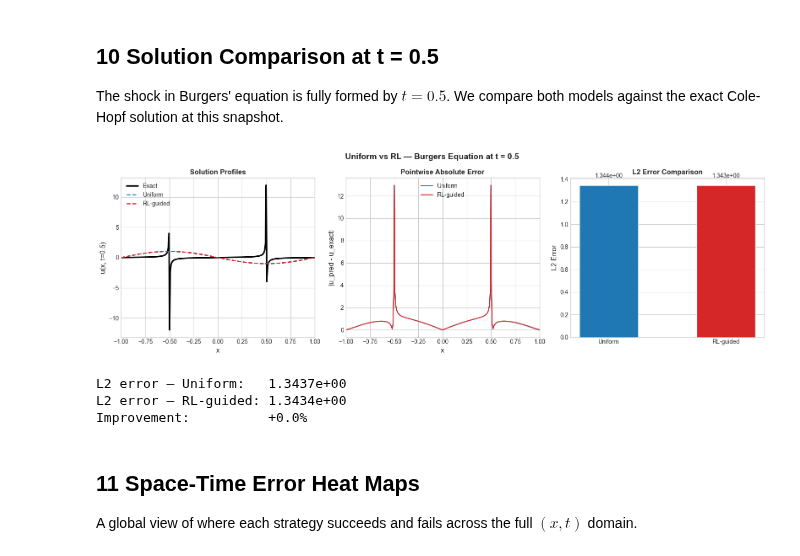
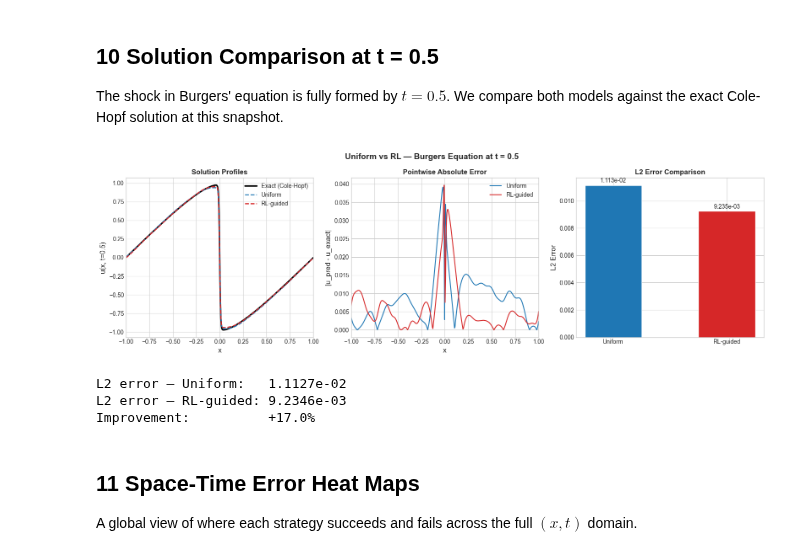
Before and after one commit to josegarciav/PINNs-RL-PDE, a Jupyter notebook: notebooks/03_rl_vs_uniform_sampling.ipynb, the cells around one changed output. Saved outputs shown, nothing was run; the diff lists cells and outputs as text; code cells hidden in the pictures.

```diff
--- a/notebooks/03_rl_vs_uniform_sampling.ipynb
+++ b/notebooks/03_rl_vs_uniform_sampling.ipynb
@@ -67,7 +77,10 @@ shock around $t \approx 1/\pi$, making it the ideal test case for adaptive sampl
 from pinnrl.pdes.pde_base import PDEConfig
 from pinnrl.pdes.burgers_equation import BurgersEquation
 
-NU = 0.01
+# Hard regime: small viscosity → sharp shock around t ~ 1/π. With a tight
+# collocation budget this is exactly where adaptive sampling earns its
+# overhead — uniform spreads points too thin to resolve the shock.
+NU = 0.005
 X_MIN, X_MAX = -1.0, 1.0
 T_MIN, T_MAX =  0.0, 1.0
 
@@ -91,7 +104,7 @@ def make_burgers_pde():
         output_dim=1,
         device=device,
         training={
-            "num_collocation_points": 1000,
+            "num_collocation_points": 500,
             "num_boundary_points": 100,
             "num_initial_points": 100,
             "loss_weights": {"residual": 1.0, "boundary": 10.0,
@@ -100,6 +113,6 @@ def make_burgers_pde():
     )
     return BurgersEquation(pde_cfg)
 
-print(f"Burgers Equation  nu={NU}")
+print(f"Burgers Equation  nu={NU}  (sharp-shock regime)")
 print(f"Domain: x in [{X_MIN}, {X_MAX}], t in [{T_MIN}, {T_MAX}]")
 # %% [output]
@@ -485,22 +568,39 @@ The shock in Burgers' equation is fully formed by $t = 0.5$.  We compare
 both models against the exact Cole-Hopf solution at this snapshot.
 # %%
 T_SNAP = 0.5
-N_PLOT = 300
+N_PLOT = 400
+
+
+# ── Cole-Hopf exact solution via log-stabilized trapezoidal quadrature ─────
+# Burgers: u_t + u u_x = nu u_xx,  IC u(x,0) = -sin(pi x).
+# Cole-Hopf gives:
+#   u(x,t) = ∫ ((x-y)/t) · exp(-G/(2ν)) dy / ∫ exp(-G/(2ν)) dy
+# with G(x,y,t) = (x-y)^2 / (2t) + (cos(pi y) - 1)/pi.
+# At low ν the integrand is sharply peaked, so we use a fine quadrature
+# grid (n_quad large) and stabilise the exponent before exp-ing it.
+def cole_hopf_exact(x, t, nu=NU, n_quad=8001, L=8.0):
+    """Reference Burgers solution at scalar t for an array of x."""
+    x = np.atleast_1d(x).astype(np.float64)
+    if t <= 0:
+        return -np.sin(np.pi * x)
+    y = np.linspace(-L, L, n_quad)
+    X = x[:, None]
+    Y = y[None, :]
+    G = (X - Y) ** 2 / (2.0 * t) + (np.cos(np.pi * Y) - 1.0) / np.pi
+    log_f = -G / (2.0 * nu)
+    log_f -= log_f.max(axis=1, keepdims=True)   # stabilize before exp
+    f = np.exp(log_f)
+    num = np.trapezoid(((X - Y) / t) * f, y, axis=1)
+    den = np.trapezoid(f, y, axis=1)
+    return num / den
+
 
 x_plot = torch.linspace(X_MIN, X_MAX, N_PLOT, device=device).unsqueeze(1)
 t_plot = torch.full((N_PLOT, 1), T_SNAP, device=device)
 x_np   = x_plot.cpu().numpy().ravel()
 
-# Cole-Hopf exact solution
-def cole_hopf_exact(x, t, nu=NU):
-    """Exact Burgers solution via Cole-Hopf."""
-    phi  = -np.cos(np.pi * x) * np.exp(-nu * np.pi**2 * t)
-    dphi =  np.pi * np.sin(np.pi * x) * np.exp(-nu * np.pi**2 * t)
-    eps  = 1e-8
-    phi_safe = np.where(np.abs(phi) < eps, np.sign(phi) * eps, phi)
-    return -2.0 * nu * dphi / phi_safe
+u_exact = cole_hopf_exact(x_np, T_SNAP)
 
-u_exact = cole_hopf_exact(x_np, T_SNAP)
 
 def predict(model):
     """Run inference on the (x, t) grid."""
@@ -516,7 +616,7 @@ fig, axes = plt.subplots(1, 3, figsize=(16, 5))
 
 # Left: solution profiles
 ax = axes[0]
-ax.plot(x_np, u_exact,   lw=2.5, color="black", label="Exact")
+ax.plot(x_np, u_exact,   lw=2.5, color="black", label="Exact (Cole-Hopf)")
 ax.plot(x_np, u_uniform, lw=1.8, ls="--", color=COLORS["uniform"], label="Uniform")
 ax.plot(x_np, u_rl,      lw=1.8, ls="--", color=COLORS["rl"],      label="RL-guided")
 ax.set_xlabel("x", fontsize=12)
@@ -532,38 +632,38 @@ err_rl      = np.abs(u_rl - u_exact)
 ax.plot(x_np, err_uniform, lw=1.5, color=COLORS["uniform"], label="Uniform")
 ax.plot(x_np, err_rl,      lw=1.5, color=COLORS["rl"],      label="RL-guided")
 ax.set_xlabel("x", fontsize=12)
 ax.set_ylabel("|u_pred - u_exact|", fontsize=12)
 ax.set_title("Pointwise Absolute Error", fontsize=12, fontweight="bold")
 ax.legend(fontsize=10)
 ax.set_xlim(X_MIN, X_MAX)
 
 # Right: bar chart of L2 errors
 ax = axes[2]
 l2_uniform = np.sqrt(np.mean((u_uniform - u_exact)**2))
 l2_rl      = np.sqrt(np.mean((u_rl - u_exact)**2))
 bars = ax.bar(["Uniform", "RL-guided"], [l2_uniform, l2_rl],
               color=[COLORS["uniform"], COLORS["rl"]],
               edgecolor="white", width=0.5)
 for bar, val in zip(bars, [l2_uniform, l2_rl]):
-    ax.text(bar.get_x() + bar.get_width() / 2, bar.get_height() * 1.05,
+    ax.text(bar.get_x() + bar.get_width() / 2, bar.get_height() * 1.02,
             f"{val:.3e}", ha="center", fontsize=10)
 ax.set_ylabel("L2 Error", fontsize=12)
 ax.set_title("L2 Error Comparison", fontsize=12, fontweight="bold")
 
 fig.suptitle(f"Uniform vs RL — Burgers Equation at t = {T_SNAP}",
              fontsize=14, fontweight="bold")
 fig.tight_layout()
 plt.show()
 
 improvement = (l2_uniform - l2_rl) / l2_uniform * 100
 print(f"\nL2 error — Uniform:   {l2_uniform:.4e}")
 print(f"L2 error — RL-guided: {l2_rl:.4e}")
 print(f"Improvement:          {improvement:+.1f}%")
 # %% [output]
-[figure, old version]
+[figure, new version]
-L2 error — Uniform:   1.3437e+00
-L2 error — RL-guided: 1.3434e+00
-Improvement:          +0.0%
+L2 error — Uniform:   1.1127e-02
+L2 error — RL-guided: 9.2346e-03
+Improvement:          +17.0%
 # %% [markdown]
 ## 11  Space-Time Error Heat Maps
 
```
Also changed, not shown: parts of 20 cells of this notebook, 5 other files.
